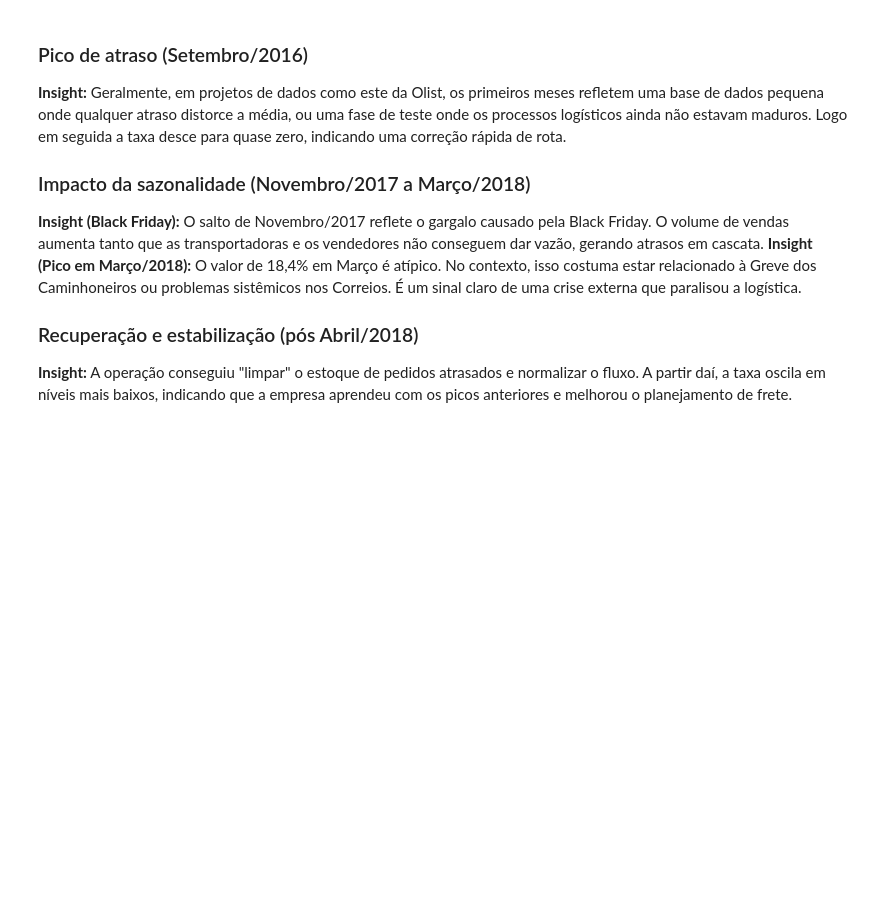
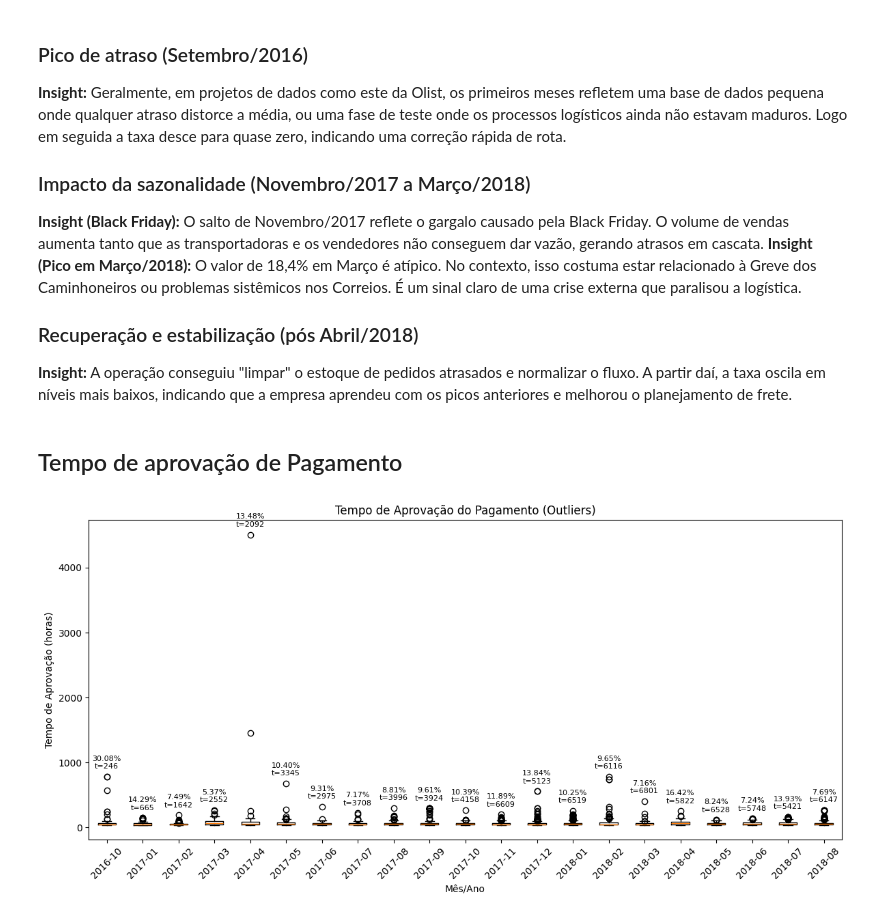
Before and after one commit to MatheusGom/BigDataECommerce, a Jupyter notebook: notebooks/silver_notebook.ipynb, the cells around one changed output. Saved outputs shown, nothing was run; the diff lists cells and outputs as text; code cells hidden in the pictures; blank space fills up the shorter version.

```diff
--- a/notebooks/silver_notebook.ipynb
+++ b/notebooks/silver_notebook.ipynb
@@ -367,3 +367,63 @@ plt.show()
 
 <h3>Recuperação e estabilização (pós Abril/2018)</h3>
 <strong>Insight:</strong> A operação conseguiu "limpar" o estoque de pedidos atrasados e normalizar o fluxo. A partir daí, a taxa oscila em níveis mais baixos, indicando que a empresa aprendeu com os picos anteriores e melhorou o planejamento de frete.
+# %% [markdown]
+## Tempo de aprovação de Pagamento
+# %%
+df_prov_time = df['olist_orders_dataset'].copy()
+
+df_prov_time['order_purchase_timestamp'] = pd.to_datetime(df_prov_time['order_purchase_timestamp'])
+df_prov_time['order_approved_at'] = pd.to_datetime(df_prov_time['order_approved_at'])
+
+df_prov_time['order_aprov_time'] = (
+    df_prov_time['order_approved_at'] - df_prov_time['order_purchase_timestamp']
+)
+
+df_prov_time['order_aprov_time_h'] = df_prov_time['order_aprov_time'].dt.total_seconds() / 3600
+
+q1 = df_prov_time['order_aprov_time_h'].quantile(0.25)
+q3 = df_prov_time['order_aprov_time_h'].quantile(0.75)
+iqr = q3 - q1
+
+lower_bound = q1 - 1.5 * iqr
+upper_bound = q3 + 1.5 * iqr
+
+df_prov_time['month_year'] = df_prov_time['order_approved_at'].dt.to_period('M').astype(str)
+
+df_prov_time_outliers = df_prov_time[
+    (df_prov_time['order_aprov_time_h'] < lower_bound) |
+    (df_prov_time['order_aprov_time_h'] > upper_bound)
+].copy()
+
+df_prov_time_regulars = df_prov_time[
+    (df_prov_time['order_aprov_time_h'] >= lower_bound) &
+    (df_prov_time['order_aprov_time_h'] <= upper_bound)
+].copy()
+
+grouped_outliers = df_prov_time_outliers.groupby('month_year')
+grouped_regulars = df_prov_time_regulars.groupby('month_year')
+
+grouped_data = [g['order_aprov_time_h'].dropna() for _, g in grouped_outliers]
+labels = list(grouped_outliers.groups.keys())
+
+out_counts = grouped_outliers.size()
+reg_counts = grouped_regulars.size()
+
+plt.figure(figsize=(12, 6))
+plt.boxplot(grouped_data, tick_labels=labels)
+
+for i, label in enumerate(labels, start=1):
+    y_pos = max(grouped_data[i-1]) + 100
+    out_n = out_counts.get(label, 0)
+    reg_n = reg_counts.get(label, 0)
+    plt.text(i, y_pos, f'{(out_n/reg_n)*100:.2f}%\nt={reg_n}', ha='center', va='bottom', fontsize=8)
+
+plt.title('Tempo de Aprovação do Pagamento (Outliers)')
+plt.xlabel('Mês/Ano')
+plt.ylabel('Tempo de Aprovação (horas)')
+
+plt.xticks(rotation=45)
+plt.tight_layout()
+plt.show()
+# %% [output]
+[figure, added]
```
Also changed, not shown: parts of 6 cells of this notebook.
